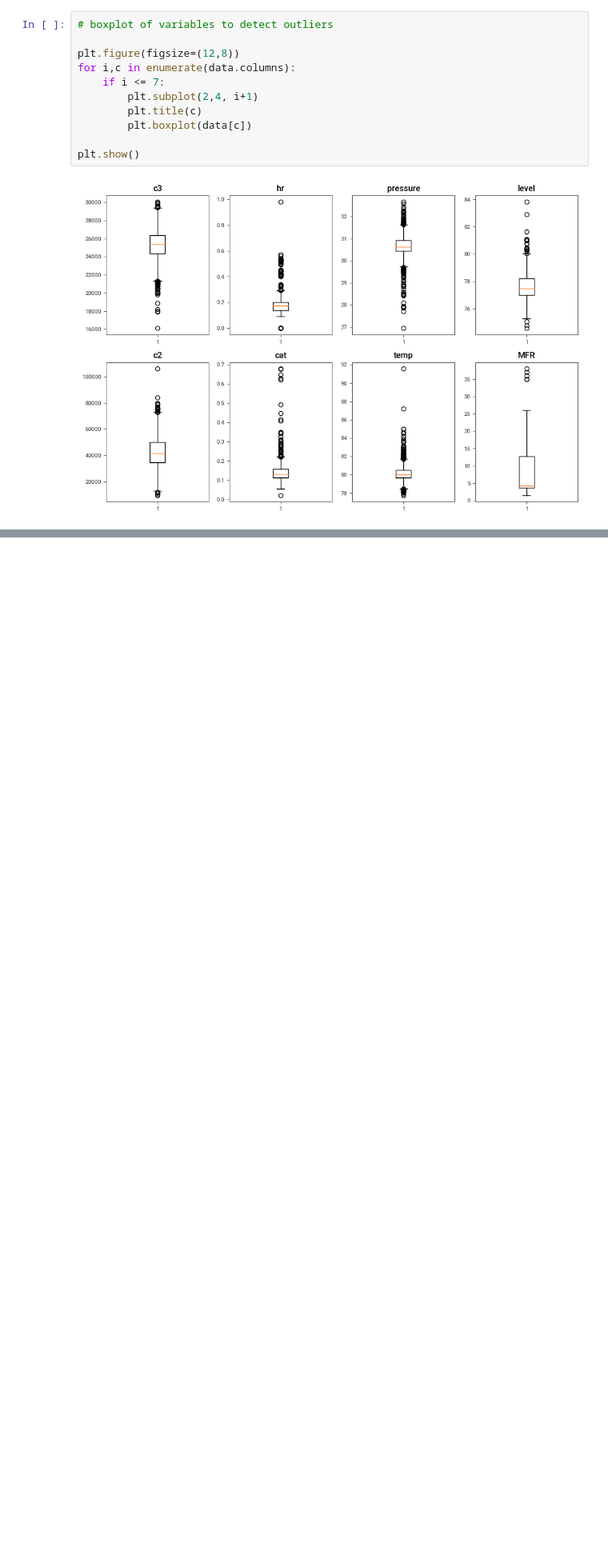
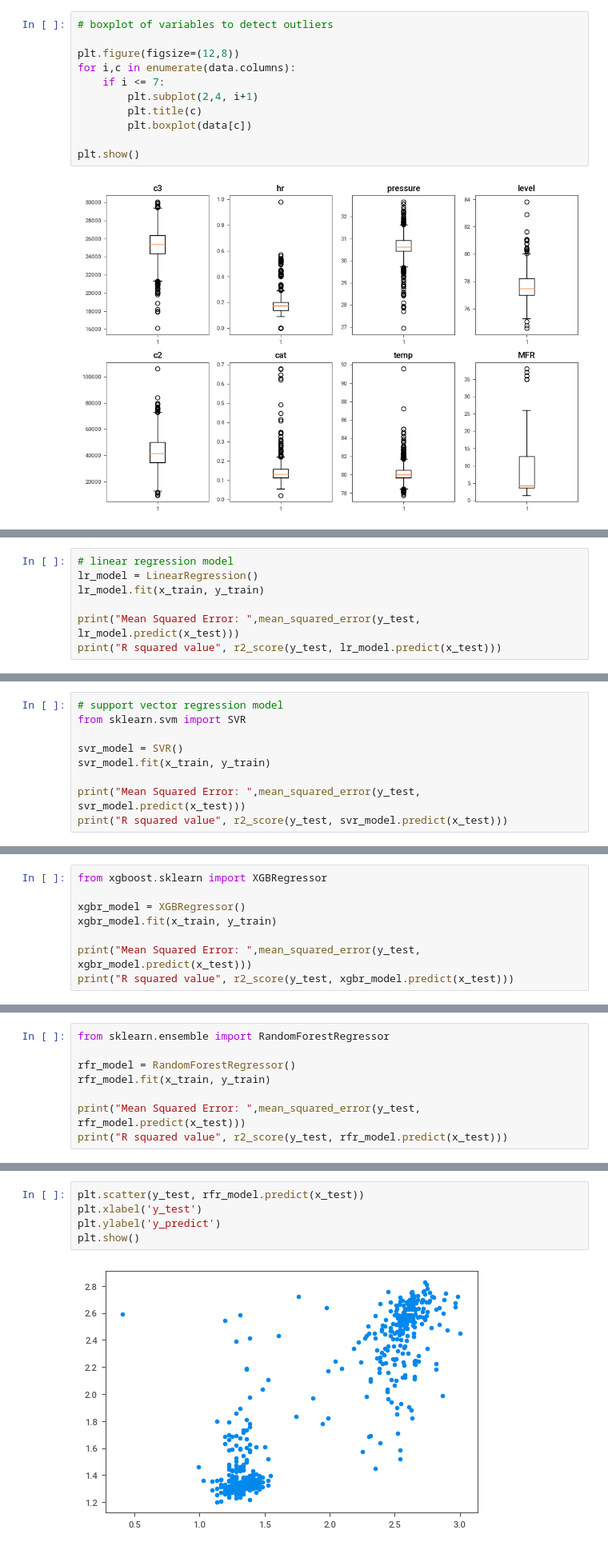
Before and after one commit to galib96/polymer-mfr-prediction, a Jupyter notebook: Polymer_MFR_predictive_modeling.ipynb, the cells around one changed output, grey strips where cells are left out. Shown at 80% size. Cells and saved outputs as stored; diff of their text form; blank space fills up the shorter version.

Commit message:
Simple models built and evaluated

```diff
--- a/Polymer_MFR_predictive_modeling.ipynb
+++ b/Polymer_MFR_predictive_modeling.ipynb
@@ -155,0 +193,7 @@ data.head()
+# %%
+# linear regression model
+lr_model = LinearRegression()
+lr_model.fit(x_train, y_train)
+
+print("Mean Squared Error: ",mean_squared_error(y_test, lr_model.predict(x_test)))
+print("R squared value", r2_score(y_test, lr_model.predict(x_test)))
@@ -155,0 +203,9 @@ data.head()
+# %%
+# support vector regression model
+from sklearn.svm import SVR
+
+svr_model = SVR()
+svr_model.fit(x_train, y_train)
+
+print("Mean Squared Error: ",mean_squared_error(y_test, svr_model.predict(x_test)))
+print("R squared value", r2_score(y_test, svr_model.predict(x_test)))
@@ -155,0 +215,8 @@ data.head()
+# %%
+from xgboost.sklearn import XGBRegressor
+
+xgbr_model = XGBRegressor()
+xgbr_model.fit(x_train, y_train)
+
+print("Mean Squared Error: ",mean_squared_error(y_test, xgbr_model.predict(x_test)))
+print("R squared value", r2_score(y_test, xgbr_model.predict(x_test)))
@@ -155,0 +227,8 @@ data.head()
+# %%
+from sklearn.ensemble import RandomForestRegressor
+
+rfr_model = RandomForestRegressor()
+rfr_model.fit(x_train, y_train)
+
+print("Mean Squared Error: ",mean_squared_error(y_test, rfr_model.predict(x_test)))
+print("R squared value", r2_score(y_test, rfr_model.predict(x_test)))
@@ -155,0 +238,7 @@ data.head()
+# %%
+plt.scatter(y_test, rfr_model.predict(x_test))
+plt.xlabel('y_test')
+plt.ylabel('y_predict')
+plt.show()
+# %% [output]
+[figure, added]
```
Also changed, not shown: parts of 9 cells of this notebook.
